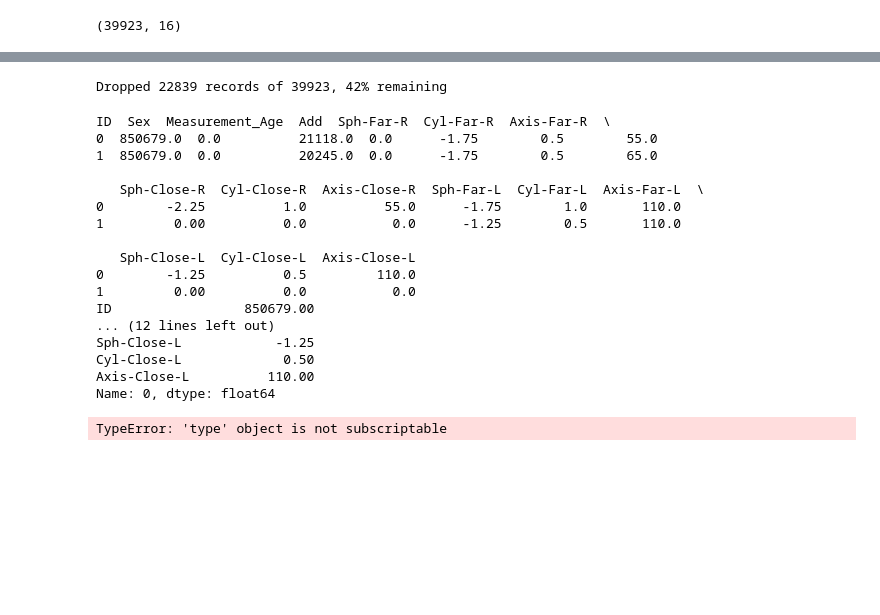
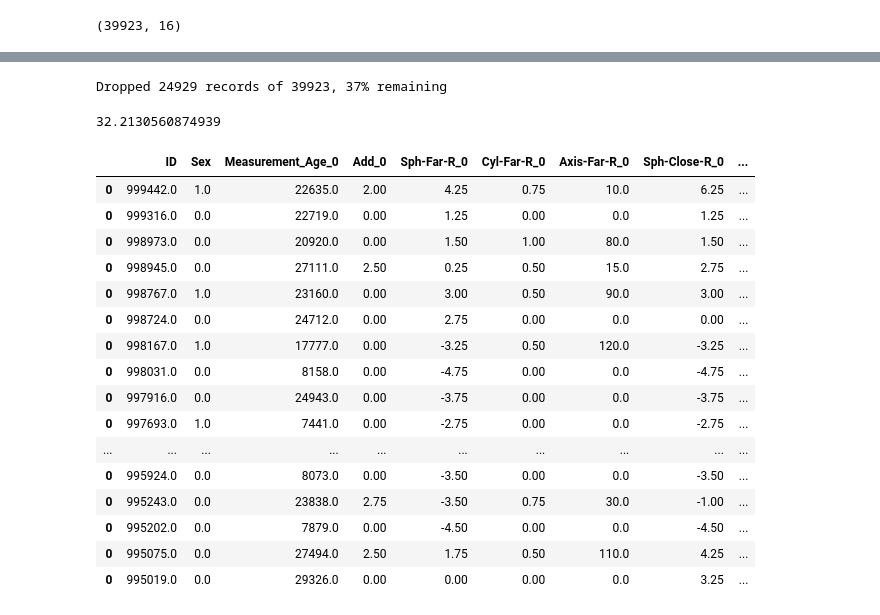
Before and after one commit to Arno989/Project-3, a Jupyter notebook: ML/Oft-Sliding-lreg.ipynb, the cells around one changed output, grey strips where cells are left out. Drawn from its saved outputs; the diff is of its cells as text; code cells hidden in the pictures; blank space fills up the shorter version.

Commit message:
fixed complete sliding window

```diff
--- a/ML/Oft-Sliding-lreg.ipynb
+++ b/ML/Oft-Sliding-lreg.ipynb
@@ -35,13 +36,14 @@ dataset_og = pd.read_csv('Data\Measurements-Transformed')
 
 # kopie maken indien we iets van de originele data nodig hebben
 dataset = dataset_og.copy()
+dataset = dataset.sort_values(by=['ID', 'Measurement_Age'], ascending = False)
 dataset.shape
 # %% [output]
 (39923, 16)
 # %%
 # Splitsen in features en targets
 target = 'Sph-Far-R'
-prefAmountRecords = 2
+prefAmountRecords = 3
 # %% [markdown]
 ### Sliding window
 
@@ -56,37 +58,46 @@ postDrop = dataset.shape[0]
 
 print(f'Dropped {preDrop-postDrop} records of {preDrop}, {math.floor((postDrop/preDrop)*100)}% remaining')
 # %% [output]
-Dropped 22839 records of 39923, 42% remaining
+Dropped 24929 records of 39923, 37% remaining
-# %%
-measurements = []
-temp_df = pd.DataFrame()
-
-for i in range(prefAmountRecords):
-    for skrr in dataset['ID']:
-        temp_df.append(dataset.loc[dataset['ID'] == skrr].iloc[i], ignore_index = True)
-    measurements.append(temp_df)
-
-measurements = [m.set_index('ID') for m in measurements]
-measurements[0].join(measurements[1:])
-
-test = measurements[0]
-test.head(20)
-# %% [output]
-ID  Sex  Measurement_Age  Add  Sph-Far-R  Cyl-Far-R  Axis-Far-R  \
-0  850679.0  0.0          21118.0  0.0      -1.75        0.5        55.0
-1  850679.0  0.0          20245.0  0.0      -1.75        0.5        65.0
-
-   Sph-Close-R  Cyl-Close-R  Axis-Close-R  Sph-Far-L  Cyl-Far-L  Axis-Far-L  \
-0        -2.25          1.0          55.0      -1.75        1.0       110.0
-1         0.00          0.0           0.0      -1.25        0.5       110.0
-
-   Sph-Close-L  Cyl-Close-L  Axis-Close-L
-0        -1.25          0.5         110.0
-1         0.00          0.0           0.0
-ID                 850679.00
-... (12 lines left out)
-Sph-Close-L            -1.25
-Cyl-Close-L             0.50
-Axis-Close-L          110.00
-Name: 0, dtype: float64
-TypeError: 'type' object is not subscriptable
+# %%
+# Sliding window
+start = time.time()
+# dataset = dataset[:500]
+df_f = pd.DataFrame()
+df = pd.DataFrame()
+
+for uniqueId in dataset['ID'].unique():
+    for i in range(prefAmountRecords):
+        if len(dataset.loc[dataset['ID'] == uniqueId]) >= prefAmountRecords:
+            if i == 0:
+                df = pd.DataFrame(dataset.loc[dataset['ID'] == uniqueId].iloc[i]).T
+                df.columns = ['ID', 'Sex'] + list((n + f'_{i}') for n in dataset.columns[2:])
+            else:
+                df_t = pd.DataFrame(dataset.loc[dataset['ID'] == uniqueId].iloc[i][2:]).T
+                df_t.columns = list((n + f'_{i}') for n in dataset.columns[2:])
+                df = pd.concat([df.reset_index(drop=True), df_t.reset_index(drop=True)], axis = 1)
+    df_f = df_f.append(df)
+
+dataset = df_f.copy()
+end = time.time()
+print(end - start)
+dataset.head(20)
+# %% [output]
+32.2130560874939
+|  | ID | Sex | Measurement_Age_0 | Add_0 | Sph-Far-R_0 | Cyl-Far-R_0 | Axis-Far-R_0 | Sph-Close-R_0 | ... |
+| 0 | 999442.0 | 1.0 | 22635.0 | 2.00 | 4.25 | 0.75 | 10.0 | 6.25 | ... |
+| 0 | 999316.0 | 0.0 | 22719.0 | 0.00 | 1.25 | 0.00 | 0.0 | 1.25 | ... |
+| 0 | 998973.0 | 0.0 | 20920.0 | 0.00 | 1.50 | 1.00 | 80.0 | 1.50 | ... |
+| 0 | 998945.0 | 0.0 | 27111.0 | 2.50 | 0.25 | 0.50 | 15.0 | 2.75 | ... |
+| 0 | 998767.0 | 1.0 | 23160.0 | 0.00 | 3.00 | 0.50 | 90.0 | 3.00 | ... |
+| 0 | 998724.0 | 0.0 | 24712.0 | 0.00 | 2.75 | 0.00 | 0.0 | 0.00 | ... |
+| 0 | 998167.0 | 1.0 | 17777.0 | 0.00 | -3.25 | 0.50 | 120.0 | -3.25 | ... |
+| 0 | 998031.0 | 0.0 | 8158.0 | 0.00 | -4.75 | 0.00 | 0.0 | -4.75 | ... |
+| 0 | 997916.0 | 0.0 | 24943.0 | 0.00 | -3.75 | 0.00 | 0.0 | -3.75 | ... |
+| 0 | 997693.0 | 1.0 | 7441.0 | 0.00 | -2.75 | 0.00 | 0.0 | -2.75 | ... |
+| ... | ... | ... | ... | ... | ... | ... | ... | ... | ... |
+| 0 | 995924.0 | 0.0 | 8073.0 | 0.00 | -3.50 | 0.00 | 0.0 | -3.50 | ... |
+| 0 | 995243.0 | 0.0 | 23838.0 | 2.75 | -3.50 | 0.75 | 30.0 | -1.00 | ... |
+| 0 | 995202.0 | 0.0 | 7879.0 | 0.00 | -4.50 | 0.00 | 0.0 | -4.50 | ... |
+| 0 | 995075.0 | 0.0 | 27494.0 | 2.50 | 1.75 | 0.50 | 110.0 | 4.25 | ... |
+| 0 | 995019.0 | 0.0 | 29326.0 | 0.00 | 0.00 | 0.00 | 0.0 | 3.25 | ... |
```
Also changed, not shown: parts of 6 cells of this notebook.
